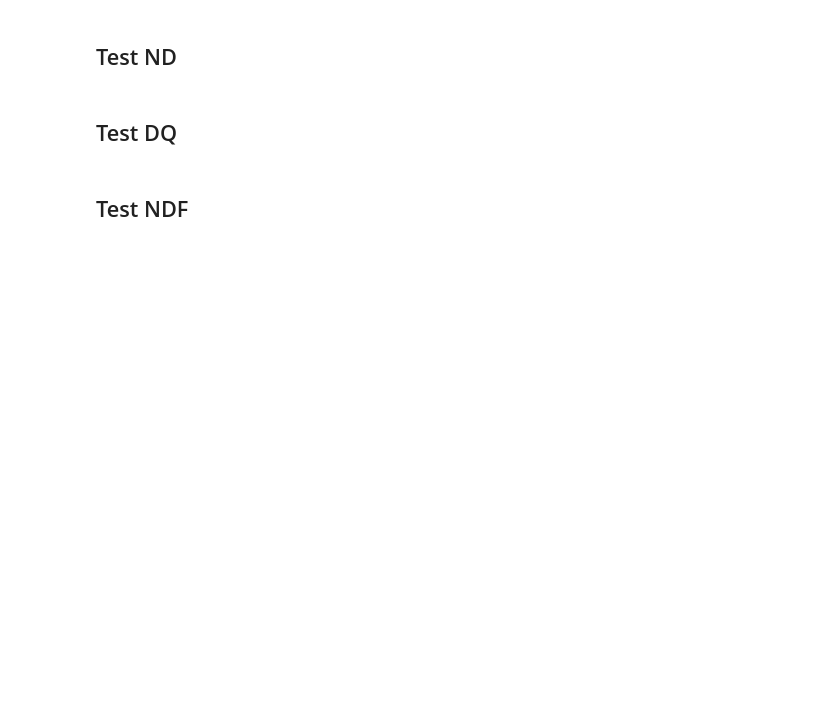
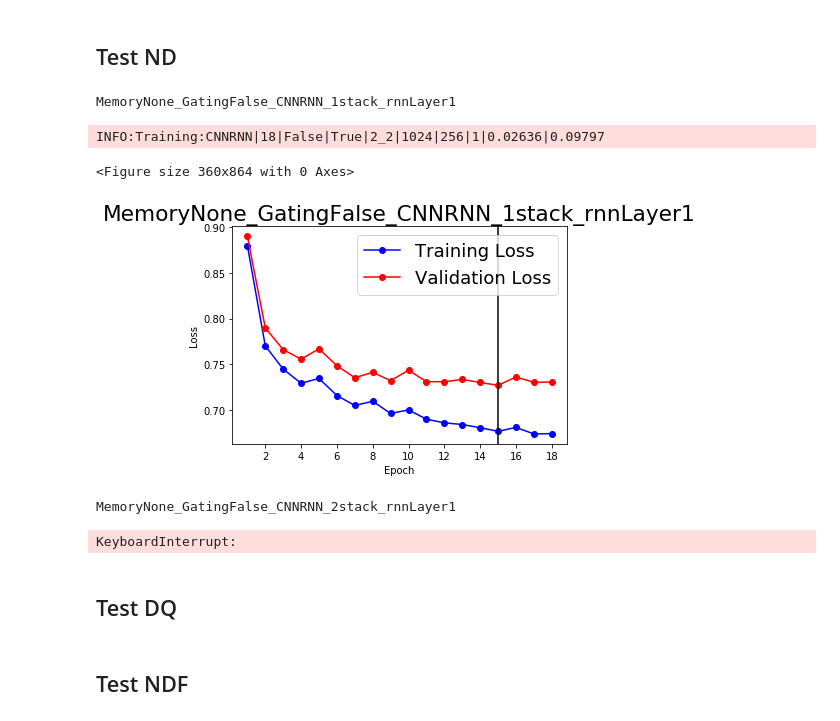
Before and after one commit to SeanCherngTW/NTCIR-STC3-NDDQsubtask, a Jupyter notebook: src/Hierarchical_model.ipynb, the cells around one changed output. Drawn from its saved outputs; the diff is of its cells as text; code cells hidden in the pictures; blank space fills up the shorter version.

```diff
--- a/src/Hierarchical_model.ipynb
+++ b/src/Hierarchical_model.ipynb
@@ -91,7 +182,7 @@ dataDQS = [trainX, trainDQS, train_turns, devX, devDQS, dev_turns, testX, test_t
 dataDQE = [trainX, trainDQE, train_turns, devX, devDQE, dev_turns, testX, test_turns]
 # %%
 es = 3
-fixed_paramsND  = {'epoch':50, 'early_stopping':es, 'batch_size':30, 'lr':0.001, 'kp':1, 'hiddens':1024, 'Fsize':[2,2]}
+fixed_paramsND  = {'epoch':100, 'early_stopping':es, 'batch_size':30, 'lr':0.001, 'kp':1, 'hiddens':1024, 'Fsize':[2,2]}
 fixed_paramsDQA = {'scoretype':'DQA', 'epoch':50, 'early_stopping':es, 'batch_size':40, 'kp':1, 'lr':0.001, 'hiddens':1024, 'Fsize':[2,2]}
 fixed_paramsDQS = {'scoretype':'DQS', 'epoch':50, 'early_stopping':es, 'batch_size':40, 'kp':1, 'lr':0.001, 'hiddens':1024, 'Fsize':[2,2]}
 fixed_paramsDQE = {'scoretype':'DQE', 'epoch':50, 'early_stopping':es, 'batch_size':40, 'kp':1, 'lr':0.001, 'hiddens':1024, 'Fsize':[2,2]}
@@ -123,21 +214,28 @@ bestDQAs = pickle.load(open(BEST_PATH + 'memoryDQAs.p', "rb"))
 bestDQSs = pickle.load(open(BEST_PATH + 'memoryDQSs.p', "rb"))
 bestDQEs = pickle.load(open(BEST_PATH + 'memoryDQEs.p', "rb"))
 # %%
-e = True
-for mr in [ 'Bi-GRU', 'Bi-LSTM']:
-    for num_layers in [1, 2, 3]:
+e = False
+for num_layers in [1, 2, 3]:
+    for mr in [None, 'Bi-GRU', 'Bi-LSTM']:
         for fn in [[256], [256, 512], [256, 512, 1024]]:
             testname = 'Memory{}_GatingFalse_CNNRNN_{}stack_rnnLayer{}'.format(mr, len(fn), num_layers)
             print(testname)
             testND, train_losses, dev_losses = stctrain.start_trainND(
                 *dataND,
                 **fixed_paramsND,
                 Fnum=fn, gating=False, bn=True, method=ND.CNNRNN, num_layers=num_layers, memory_rnn_type=mr,
                 evaluate=e,
             )
 
             show_train_history(testname, train_losses, dev_losses)
-            datahelper.pred_to_submission(testND, bestDQAs[0], bestDQSs[0], bestDQEs[0], test_turns, testIDs, filename='{}.json'.format(testname))
+#             datahelper.pred_to_submission(testND, bestDQAs[0], bestDQSs[0], bestDQEs[0], test_turns, testIDs, filename='{}.json'.format(testname))
+# %% [output]
+MemoryNone_GatingFalse_CNNRNN_1stack_rnnLayer1
+INFO:Training:CNNRNN|18|False|True|2_2|1024|256|1|0.02636|0.09797
+<Figure size 360x864 with 0 Axes>
+[figure, added]
+MemoryNone_GatingFalse_CNNRNN_2stack_rnnLayer1
+KeyboardInterrupt:
 # %%
 # pickle.dump(testND, open('bestND190116.p', 'wb'))
 # %%
```
Also changed, not shown: parts of 10 cells of this notebook, 2 other files.
